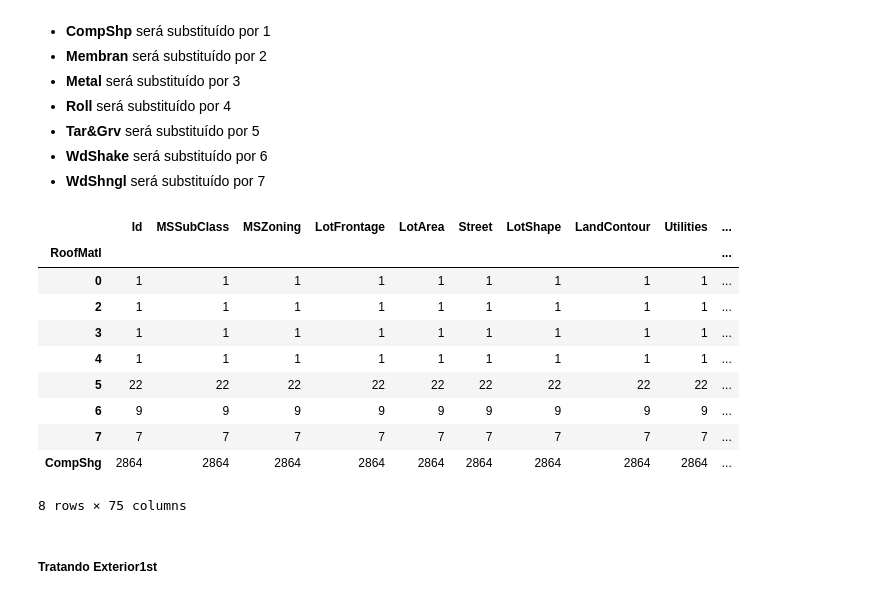
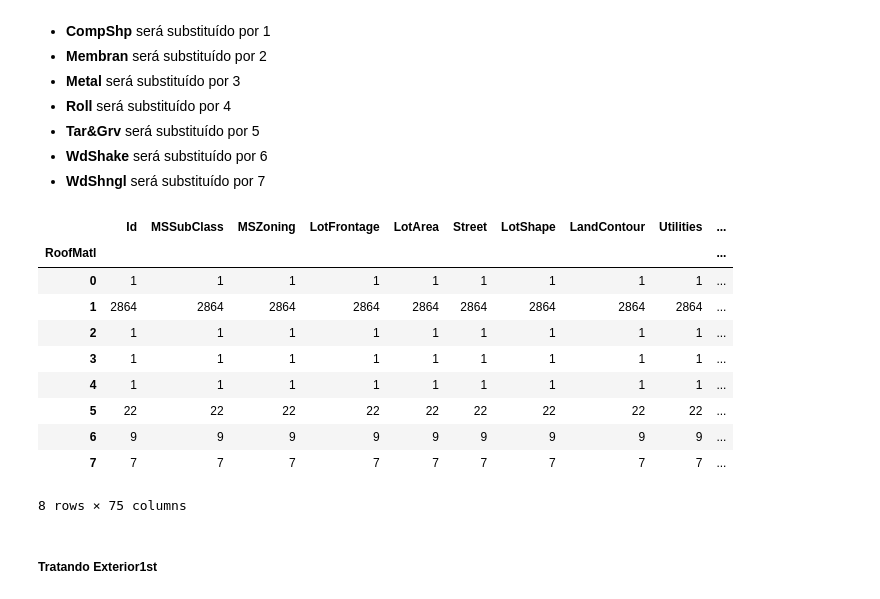
Before and after one commit to BarrosLucas/IA-Test, a Jupyter notebook: Question2.ipynb, the cells around one changed output. Cells and saved outputs as stored; diff of their text form; code cells hidden in the pictures.

```diff
--- a/Question2.ipynb
+++ b/Question2.ipynb
@@ -916,26 +936,26 @@ Para converter todos os seus valores para inteiros, será feito o seguinte:
 * __WdShngl__ será substituído por 7
 # %%
 dfTotal['RoofMatl'] = dfTotal['RoofMatl'].replace('ClyTile',0)
-dfTotal['RoofMatl'] = dfTotal['RoofMatl'].replace('CompShp',1)
+dfTotal['RoofMatl'] = dfTotal['RoofMatl'].replace('CompShg',1)
 dfTotal['RoofMatl'] = dfTotal['RoofMatl'].replace('Membran',2)
 dfTotal['RoofMatl'] = dfTotal['RoofMatl'].replace('Metal',3)
 dfTotal['RoofMatl'] = dfTotal['RoofMatl'].replace('Roll',4)
 dfTotal['RoofMatl'] = dfTotal['RoofMatl'].replace('Tar&Grv',5)
 dfTotal['RoofMatl'] = dfTotal['RoofMatl'].replace('WdShake',6)
 dfTotal['RoofMatl'] = dfTotal['RoofMatl'].replace('WdShngl',7)
 
 dfTotal.groupby(['RoofMatl']).count()
 # %% [output]
 |  | Id | MSSubClass | MSZoning | LotFrontage | LotArea | Street | LotShape | LandContour | Utilities | ... |
 | RoofMatl |  |  |  |  |  |  |  |  |  | ... |
 | 0 | 1 | 1 | 1 | 1 | 1 | 1 | 1 | 1 | 1 | ... |
+| 1 | 2864 | 2864 | 2864 | 2864 | 2864 | 2864 | 2864 | 2864 | 2864 | ... |
 | 2 | 1 | 1 | 1 | 1 | 1 | 1 | 1 | 1 | 1 | ... |
 | 3 | 1 | 1 | 1 | 1 | 1 | 1 | 1 | 1 | 1 | ... |
 | 4 | 1 | 1 | 1 | 1 | 1 | 1 | 1 | 1 | 1 | ... |
 | 5 | 22 | 22 | 22 | 22 | 22 | 22 | 22 | 22 | 22 | ... |
 | 6 | 9 | 9 | 9 | 9 | 9 | 9 | 9 | 9 | 9 | ... |
 | 7 | 7 | 7 | 7 | 7 | 7 | 7 | 7 | 7 | 7 | ... |
-| CompShg | 2864 | 2864 | 2864 | 2864 | 2864 | 2864 | 2864 | 2864 | 2864 | ... |
 8 rows × 75 columns
 # %% [markdown]
 ##### Tratando Exterior1st
```
Also changed, not shown: parts of 14 cells of this notebook.
